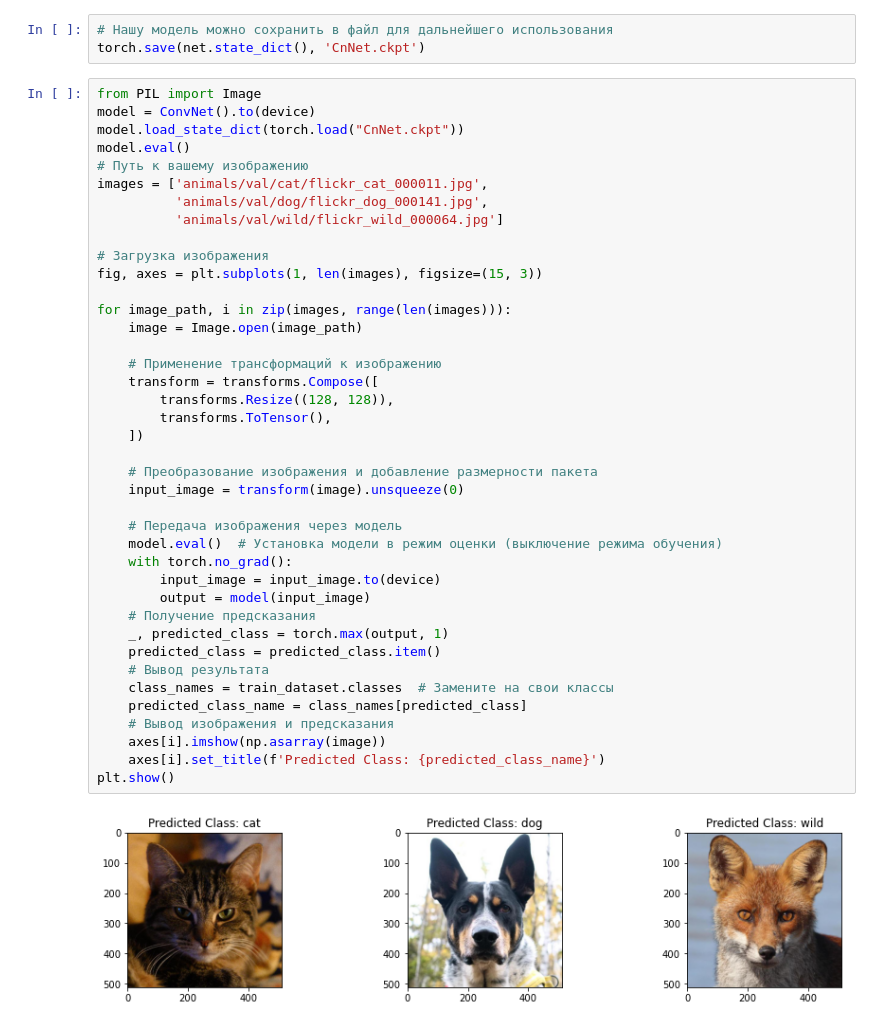
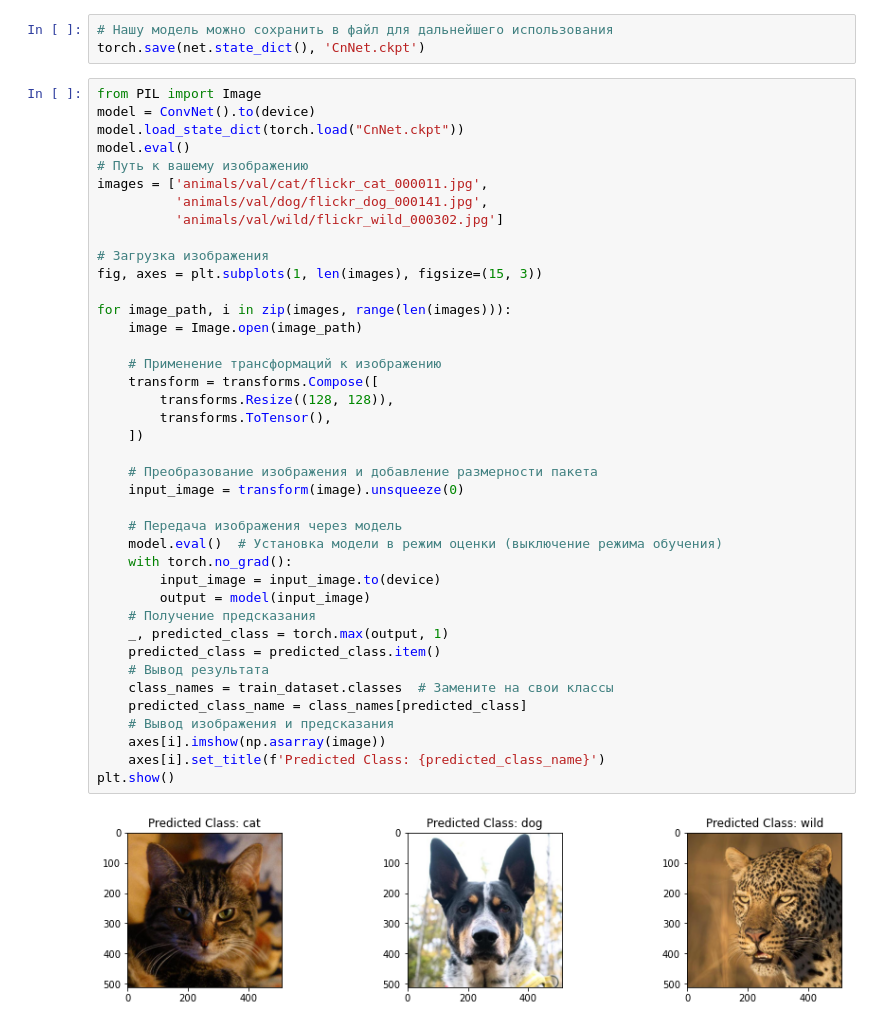
Before and after one commit to IvanShumkin9876/first_project, a Jupyter notebook: deep_nn/lab_4/lab__4.ipynb, the cells around one changed output. Saved outputs shown, nothing was run; the diff lists cells and outputs as text.

```diff
--- a/deep_nn/lab_4/lab__4.ipynb
+++ b/deep_nn/lab_4/lab__4.ipynb
@@ -140,37 +154,37 @@ model.eval()
 # Путь к вашему изображению
 images = ['animals/val/cat/flickr_cat_000011.jpg',
           'animals/val/dog/flickr_dog_000141.jpg',
-          'animals/val/wild/flickr_wild_000064.jpg']
+          'animals/val/wild/flickr_wild_000302.jpg']
 
 # Загрузка изображения
 fig, axes = plt.subplots(1, len(images), figsize=(15, 3))
 
 for image_path, i in zip(images, range(len(images))):
     image = Image.open(image_path)
 
     # Применение трансформаций к изображению
     transform = transforms.Compose([
         transforms.Resize((128, 128)),
         transforms.ToTensor(),
     ])
 
     # Преобразование изображения и добавление размерности пакета
     input_image = transform(image).unsqueeze(0)
 
     # Передача изображения через модель
     model.eval()  # Установка модели в режим оценки (выключение режима обучения)
     with torch.no_grad():
         input_image = input_image.to(device)
         output = model(input_image)
     # Получение предсказания
     _, predicted_class = torch.max(output, 1)
     predicted_class = predicted_class.item()
     # Вывод результата
     class_names = train_dataset.classes  # Замените на свои классы
     predicted_class_name = class_names[predicted_class]
     # Вывод изображения и предсказания
     axes[i].imshow(np.asarray(image))
     axes[i].set_title(f'Predicted Class: {predicted_class_name}')
 plt.show()
 # %% [output]
-[figure, old version]
+[figure, new version]
```
Also changed, not shown: parts of 4 cells of this notebook.
